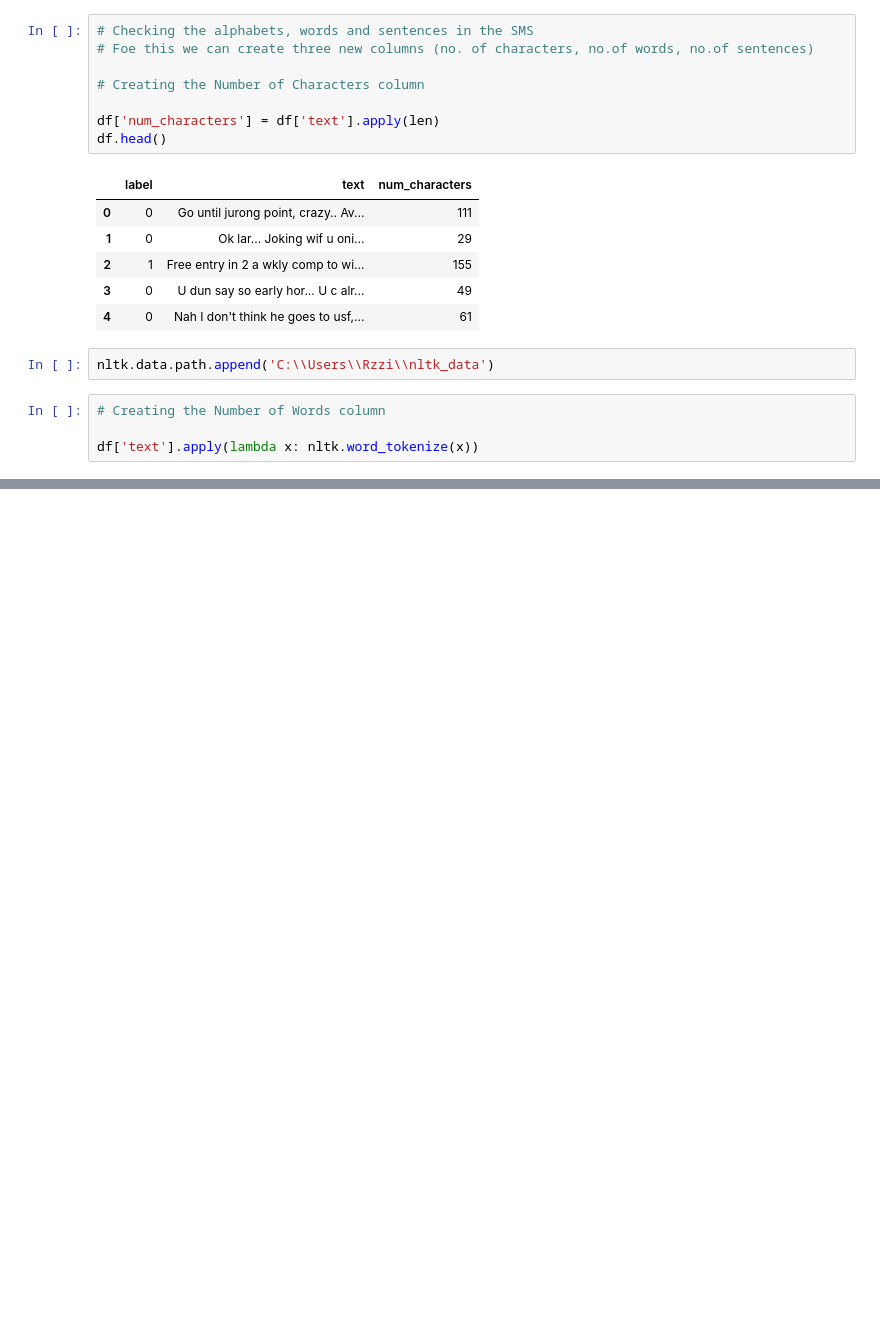
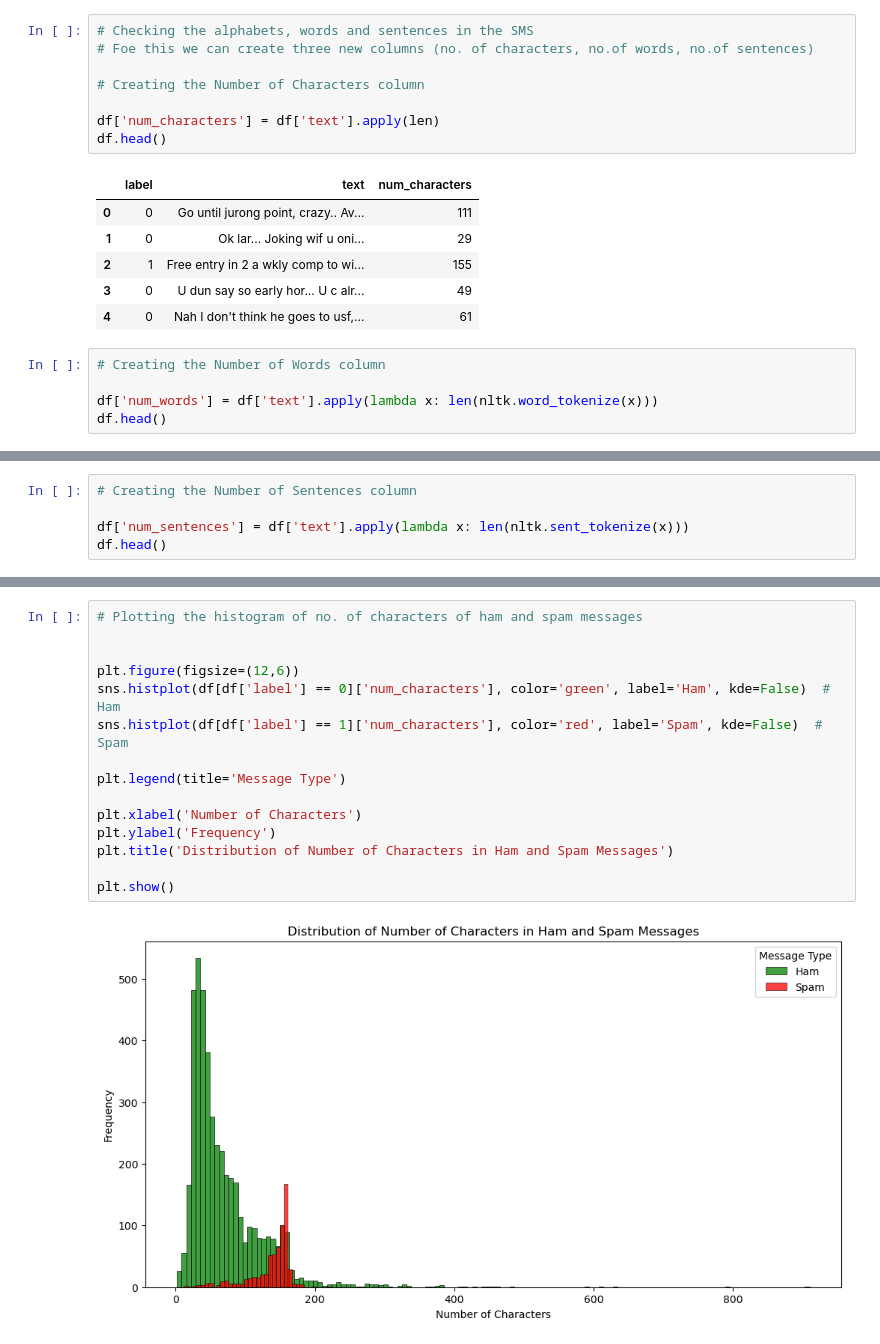
Before and after one commit to ahsanrazi/SMS-Spam-Classifier-CX, a Jupyter notebook: Model/SMS_Spam_Classifier.ipynb, the cells around one changed output, grey strips where cells are left out. Drawn from its saved outputs; the diff is of its cells as text; blank space fills up the shorter version.

```diff
--- a/Model/SMS_Spam_Classifier.ipynb
+++ b/Model/SMS_Spam_Classifier.ipynb
@@ -158,10 +163,9 @@ df.head()
 | 2 | 1 | Free entry in 2 a wkly comp to wi... | 155 |
 | 3 | 0 | U dun say so early hor... U c alr... | 49 |
 | 4 | 0 | Nah I don't think he goes to usf,... | 61 |
-# %%
-nltk.data.path.append('C:\\Users\\Rzzi\\nltk_data')
 # %%
 # Creating the Number of Words column
 
-df['text'].apply(lambda x: nltk.word_tokenize(x))
+df['num_words'] = df['text'].apply(lambda x: len(nltk.word_tokenize(x)))
+df.head()
 # %% [output]
@@ -171,0 +178,5 @@ LookupError:
+# %%
+# Creating the Number of Sentences column
+
+df['num_sentences'] = df['text'].apply(lambda x: len(nltk.sent_tokenize(x)))
+df.head()
@@ -171,0 +232,17 @@ LookupError:
+# %%
+# Plotting the histogram of no. of characters of ham and spam messages
+
+
+plt.figure(figsize=(12,6))
+sns.histplot(df[df['label'] == 0]['num_characters'], color='green', label='Ham', kde=False)  # Ham
+sns.histplot(df[df['label'] == 1]['num_characters'], color='red', label='Spam', kde=False)  # Spam
+
+plt.legend(title='Message Type')
+
+plt.xlabel('Number of Characters')
+plt.ylabel('Frequency')
+plt.title('Distribution of Number of Characters in Ham and Spam Messages')
+
+plt.show()
+# %% [output]
+[figure, added]
```
Also changed, not shown: parts of 12 cells of this notebook.
